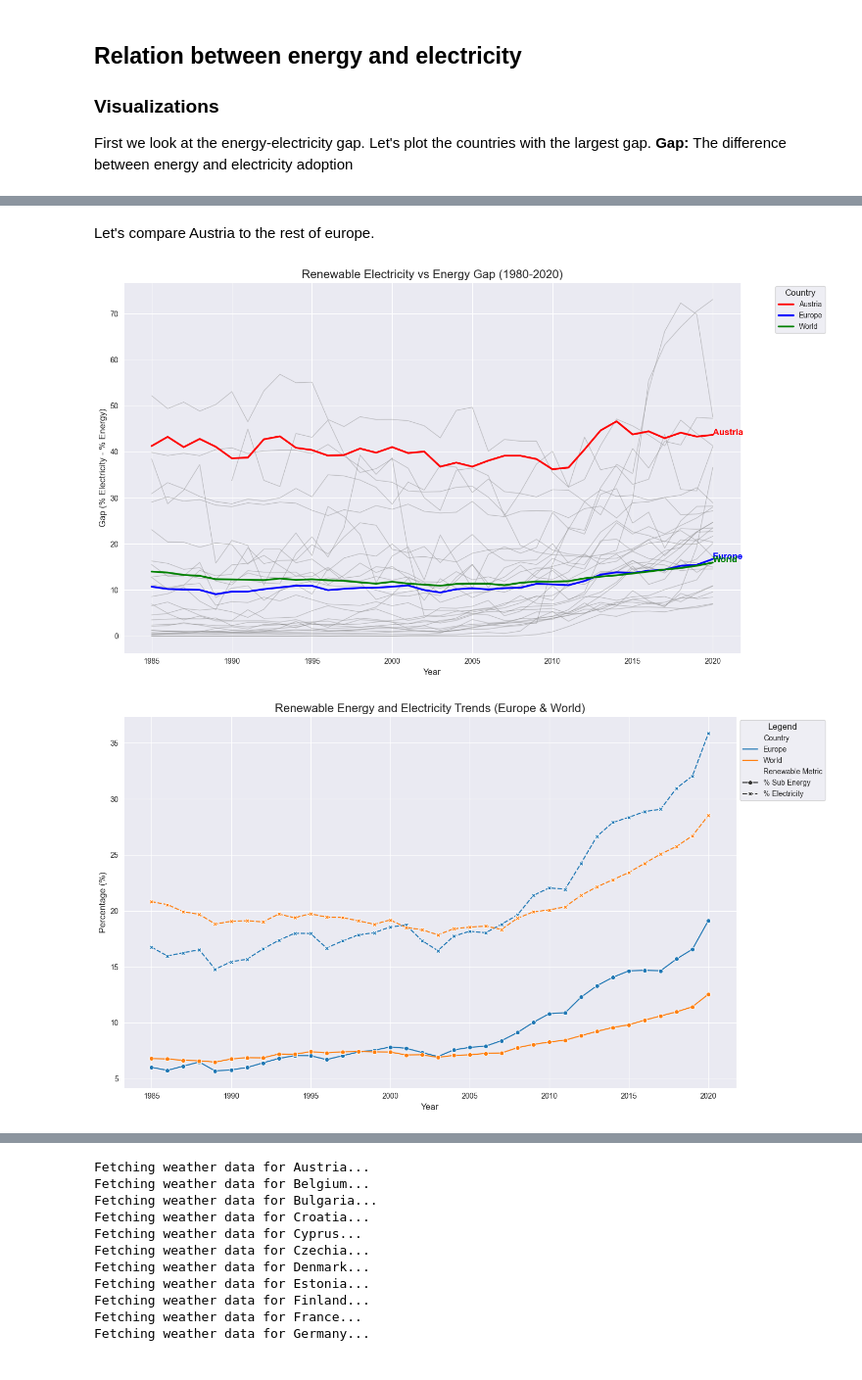
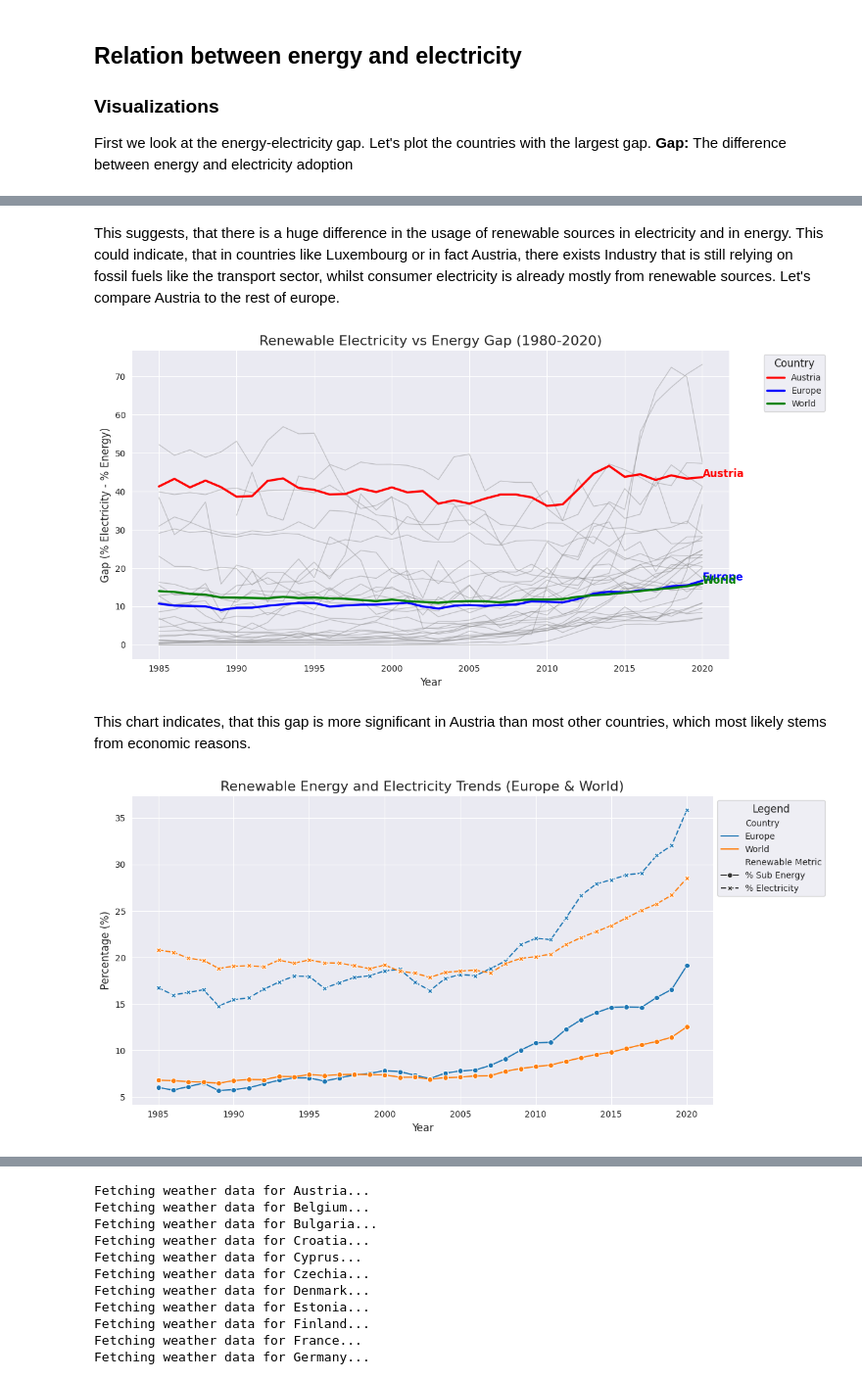
Before and after one commit to AlexanderGruebling/DOPP-Ex2, a Jupyter notebook: src/main.ipynb, the cells around one changed output, grey strips where cells are left out. Shown at 98% size. Saved outputs shown, nothing was run; the diff lists cells and outputs as text; code cells hidden in the pictures.

```diff
--- a/src/main.ipynb
+++ b/src/main.ipynb
@@ -644,5 +657,6 @@ plt.show()
-# %% [markdown]
-Let's compare Austria to the rest of europe.
+# %% [markdown]
+This suggests, that there is a huge difference in the usage of renewable sources in electricity and in energy. This could indicate, that in countries like Luxembourg or in fact Austria, there exists Industry that is still relying on fossil fuels like the transport sector, whilst consumer electricity is already mostly from renewable sources.
+Let's compare Austria to the rest of europe.
 # %%
 # Filter for the last 10 years (2011–2020)
 energy_electricity_long = share_energy_electricity.copy()
@@ -664,41 +678,43 @@ palette.update({
     'World': 'green'
 })
 
-plt.figure(figsize=(14, 8))
+plt.figure(figsize=(12, 6))
 
 # Plot all countries with lighter lines
 sns.lineplot(
     data=gap_over_time[~gap_over_time['Entity'].isin(standout_countries)],
     x='Year', y='Gap', hue='Entity', palette=palette, alpha=0.4, linewidth=1, legend=False
 )
 
 # Plot standout countries with distinctive styles
 sns.lineplot(
     data=gap_over_time[gap_over_time['Entity'].isin(standout_countries)],
     x='Year', y='Gap', hue='Entity', palette=palette, linewidth=2.5
 )
 
 # Add labels and title
 plt.title(f'Renewable Electricity vs Energy Gap ({time_window[0]}-{time_window[1]})', fontsize=16)
 plt.xlabel('Year', fontsize=12)
 plt.ylabel('Gap (% Electricity - % Energy)', fontsize=12)
 plt.legend(title='Country', fontsize=10, title_fontsize=12, loc='upper left', bbox_to_anchor=(1.05, 1))
 plt.grid(True)
 
 # Highlight standout countries with direct annotations
 for country in standout_countries:
     country_data = gap_over_time[gap_over_time['Entity'] == country]
     plt.text(
         country_data['Year'].iloc[-1],
         country_data['Gap'].iloc[-1],
         country,
         color=palette[country], fontsize=12, weight='bold'
     )
 
 plt.tight_layout()
 plt.show()
 # %% [output]
-[figure, old version]
+[figure, new version]
+# %% [markdown]
+This chart indicates, that this gap is more significant in Austria than most other countries, which most likely stems from economic reasons.
 # %%
 # Define europe_world (if not already defined)
 europe_world = share_energy_electricity.loc[
@@ -722,7 +738,7 @@ europe_world_melted['Renewable Metric'] = europe_world_melted['Renewable Metric'
 })
 
 # Create a line plot
-plt.figure(figsize=(14, 8))
+plt.figure(figsize=(12, 6))
 sns.lineplot(
     data=europe_world_melted,
     x='Year',
@@ -747,5 +763,5 @@ plt.grid(True)
 plt.tight_layout()
 plt.show()
 # %% [output]
-[figure, old version]
+[figure, new version]
 # %% [markdown]
```
Also changed, not shown: parts of 39 cells of this notebook, 1 other file.
